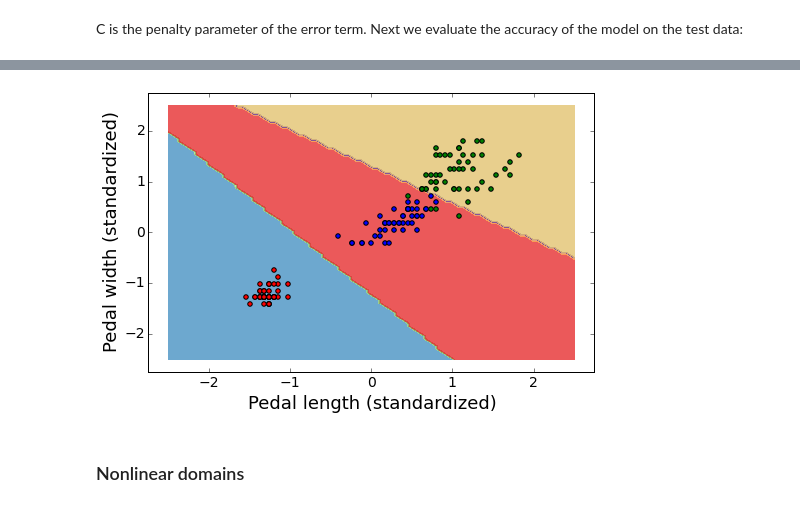
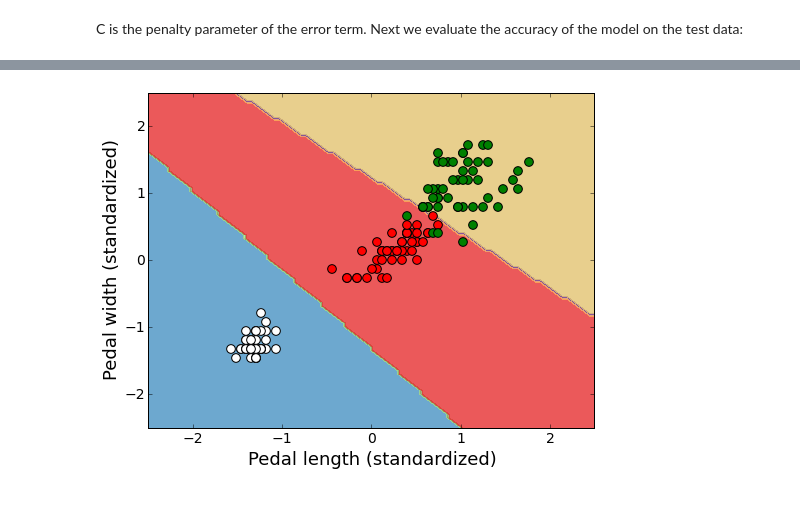
Before and after one commit to jhalverson/data_science, a Jupyter notebook: machine_learning/iris_xor_svm.ipynb, the cells around one changed output, grey strips where cells are left out. Drawn from its saved outputs; the diff is of its cells as text; code cells hidden in the pictures.

Commit message:
Linear SVM and rbf kernel for nonlinear problems

```diff
--- a/machine_learning/iris_xor_svm.ipynb
+++ b/machine_learning/iris_xor_svm.ipynb
@@ -13,9 +15,8 @@ iris = datasets.load_iris()
 X = iris.data[:, [2, 3]]
 y = iris.target
 # %%
-plt.plot(X[:50,0], X[:50,1], 'wo')
-plt.plot(X[50:100,0], X[50:100,1], 'ro')
-plt.plot(X[100:,0], X[100:,1], 'go')
+for clr, cls in zip(['white', 'red', 'green'], np.unique(y)):
+    plt.plot(X[y == cls, 0], X[y == cls, 1], 'o', color=clr)
 plt.xlabel('Petal length')
 plt.ylabel('Petal width')
 plt.xlim(0, 8)
@@ -60,21 +77,20 @@ svm.score(X_test_std, y_test)
 # %%
-fig, ax = plt.subplots(nrows=1, ncols=1, figsize=(8, 5))
+fig, ax = plt.subplots(nrows=1, ncols=1)
 
 # decision boundary plot
 x_min, x_max = -2.5, 2.5
 y_min, y_max = -2.5, 2.5
 xx, yy = np.meshgrid(np.linspace(x_min, x_max, num=100), np.linspace(y_min, y_max, num=100))
 Z = svm.predict(np.c_[xx.ravel(), yy.ravel()])
 Z = Z.reshape(xx.shape)
 ax.contourf(xx, yy, Z, cmap=plt.cm.Paired, alpha=0.8)
 ax.set_xlabel("Pedal length (standardized)")
 ax.set_ylabel("Pedal width (standardized)")
+ax.set_xlim(-2.5, 2.5)
+ax.set_ylim(-2.5, 2.5)
 
 # original data
-colors = ['red', 'blue', 'green']
-for idx, cls in enumerate(np.unique(y)):
-    ax.scatter(x=X_std[y == cls, 0], y=X_std[y == cls, 1], marker='o', c=colors[idx])
+for clr, cls in zip(['white', 'red', 'green'], np.unique(y)):
+    ax.scatter(x=X_std[y == cls, 0], y=X_std[y == cls, 1], marker='o', c=clr, s=75)
 # %% [output]
-[figure, old version]
+[figure, new version]
-# %% [markdown]
-### Nonlinear domains
```
Also changed, not shown: parts of 19 cells of this notebook.
